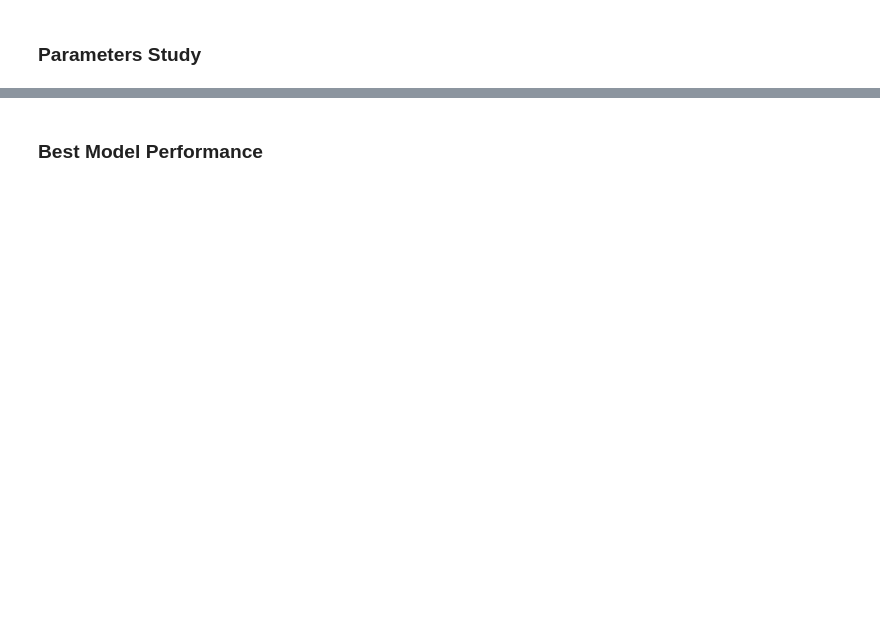
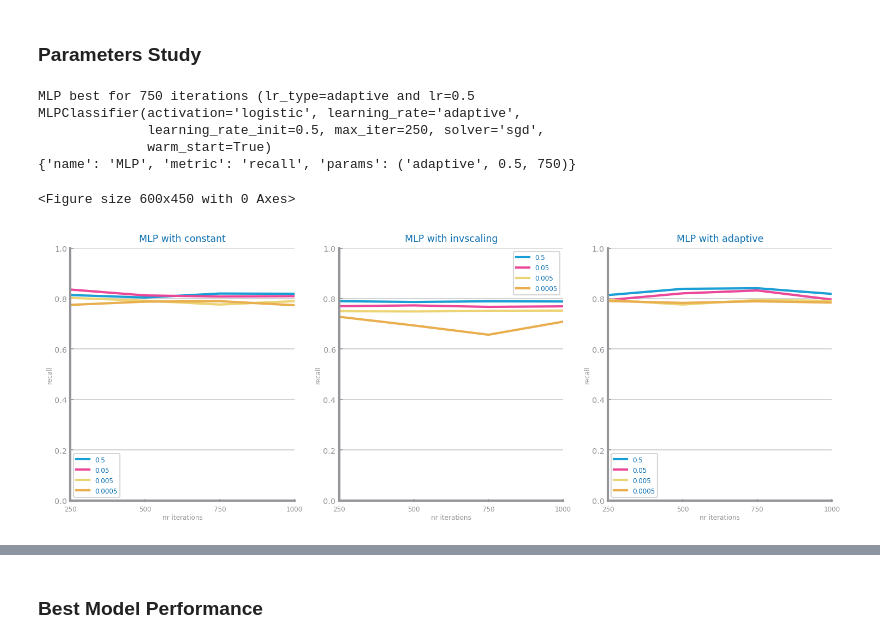
Before and after one commit to franciscoAbreuTecnico/Data-Science-IST, a Jupyter notebook: dataset_services/multi_layer_perceptron.ipynb, the cells around one changed output, grey strips where cells are left out. Cells and saved outputs as stored; diff of their text form; code cells hidden in the pictures; blank space fills up the shorter version.

```diff
--- a/dataset_services/multi_layer_perceptron.ipynb
+++ b/dataset_services/multi_layer_perceptron.ipynb
@@ -30,19 +33,27 @@ print(f"Labels={labels}")
 # %%
 eval_metric="recall"
 figure()
 best_model, params = dslabs.mlp_study(
     trnX,
     trnY,
     tstX,
     tstY,
     nr_max_iterations=1000,
     lag=250,
     metric=eval_metric,
 )
 print(best_model)
 print(params)
-savefig(f'classification_images/mlp/{file_tag}_mlp_{eval_metric}_study.png')
+savefig(f'classification_images/mlp/{file_tag}_mlp_{eval_metric}_verbose_study.png')
 show()
+# %% [output]
+MLP best for 750 iterations (lr_type=adaptive and lr=0.5
+MLPClassifier(activation='logistic', learning_rate='adaptive',
+              learning_rate_init=0.5, max_iter=250, solver='sgd',
+              warm_start=True)
+{'name': 'MLP', 'metric': 'recall', 'params': ('adaptive', 0.5, 750)}
+<Figure size 600x450 with 0 Axes>
+[figure, added]
 # %%
 eval_metric="precision"
 figure()
```
Also changed, not shown: parts of 9 cells of this notebook, 28 other files.
